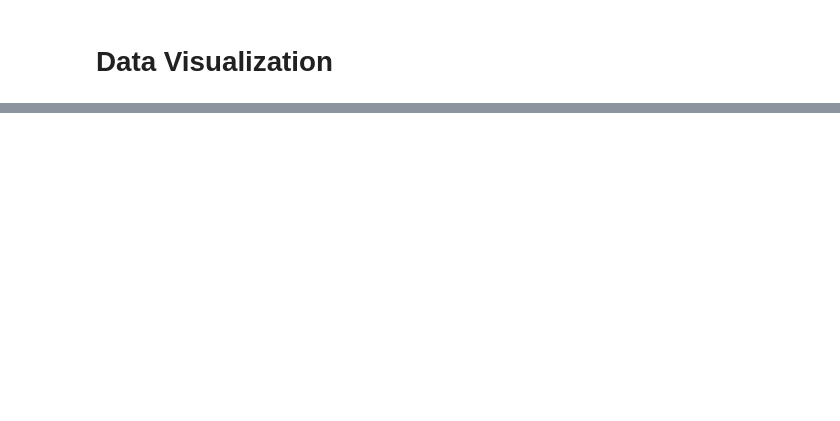
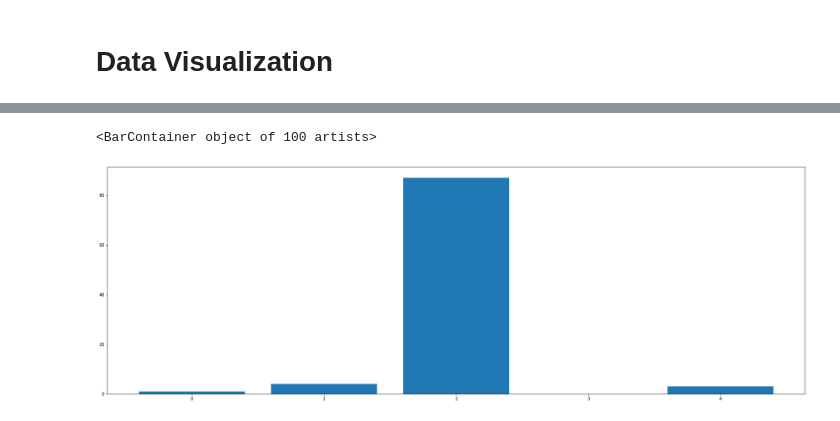
Before and after one commit to tingly-amua/Project---Aircraft-Risk, a Jupyter notebook: project.ipynb, the cells around one changed output, grey strips where cells are left out. Cells and saved outputs as stored; diff of their text form; code cells hidden in the pictures; blank space fills up the shorter version.

```diff
--- a/project.ipynb
+++ b/project.ipynb
@@ -274,0 +321,9 @@ plt.plot(x,y)
+# %%
+plt.figure(figsize=(30,10))
+y = df3['Total Injuries']
+x = df3['Number.of.Engines']
+
+plt.bar(x,y)
+# %% [output]
+<BarContainer object of 100 artists>
+[figure, added]
```
Also changed, not shown: parts of 9 cells of this notebook.
